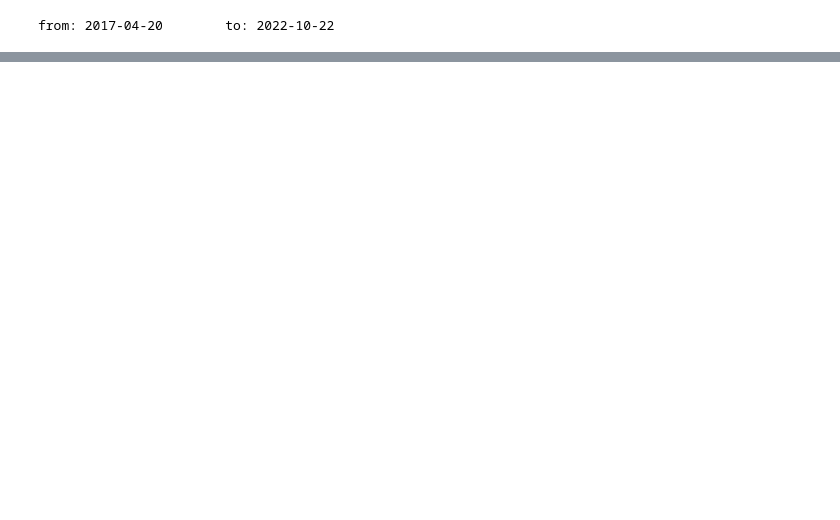
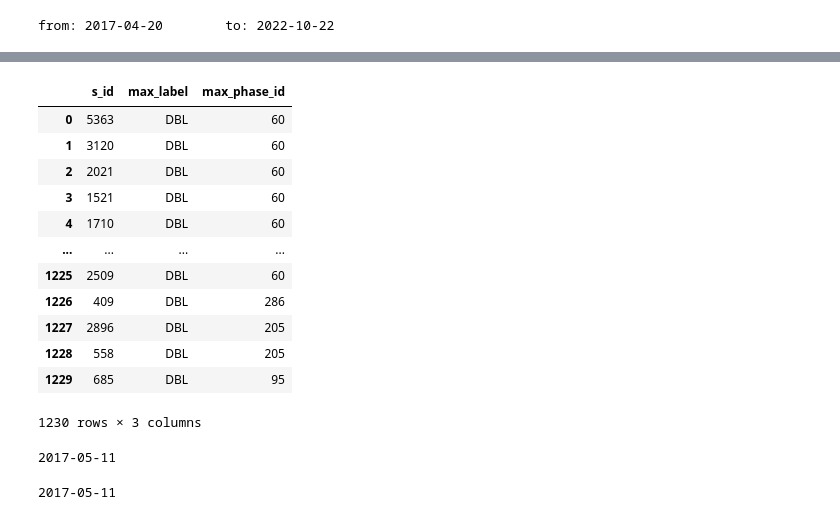
Before and after one commit to Vk0z/vitpheno, a Jupyter notebook: temporal_filter.ipynb, the cells around one changed output, grey strips where cells are left out. Cells and saved outputs as stored; diff of their text form; code cells hidden in the pictures; blank space fills up the shorter version.

```diff
--- a/temporal_filter.ipynb
+++ b/temporal_filter.ipynb
@@ -190,3 +169,28 @@ for s2zip_path in sentinel_2_zip_list:
+# %%
+freqresults_df.loc[freqresults_df['max_label'] == 'DBL']
+# %% [output]
+|  | s_id | max_label | max_phase_id |
+| 0 | 5363 | DBL | 60 |
+| 1 | 3120 | DBL | 60 |
+| 2 | 2021 | DBL | 60 |
+| 3 | 1521 | DBL | 60 |
+| 4 | 1710 | DBL | 60 |
+| ... | ... | ... | ... |
+| 1225 | 2509 | DBL | 60 |
+| 1226 | 409 | DBL | 286 |
+| 1227 | 2896 | DBL | 205 |
+| 1228 | 558 | DBL | 205 |
+| 1229 | 685 | DBL | 95 |
+1230 rows × 3 columns
+# %%
+unique_dates = pd.unique(final_df['date'])
+print(unique_dates[0])
+# %% [output]
+2017-05-11
+# %%
+for d in unique_dates:
+# %% [output]
+2017-05-11
 # %%
 ### TODO next after meeting with Mahdi 15 Feb
 
```
Also changed, not shown: parts of 8 cells of this notebook.
